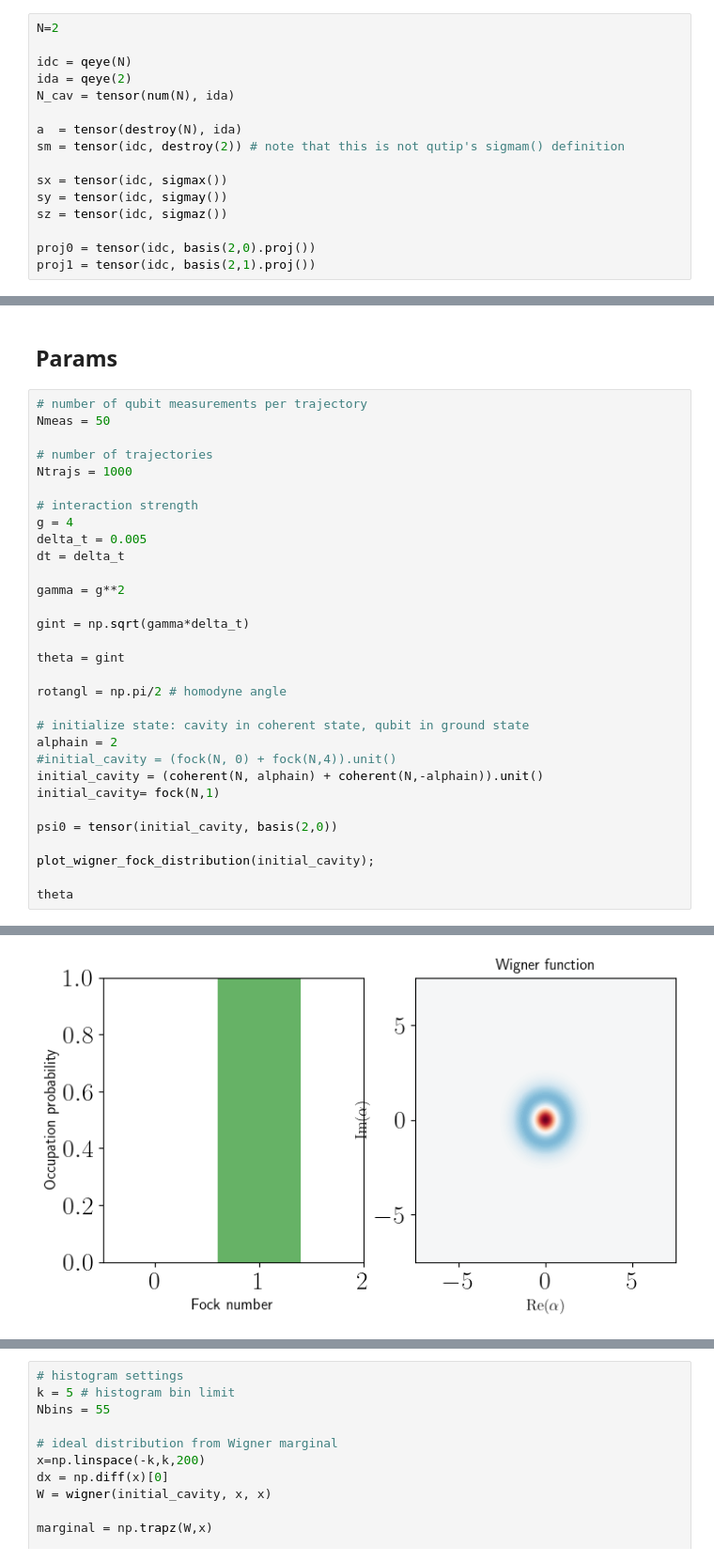
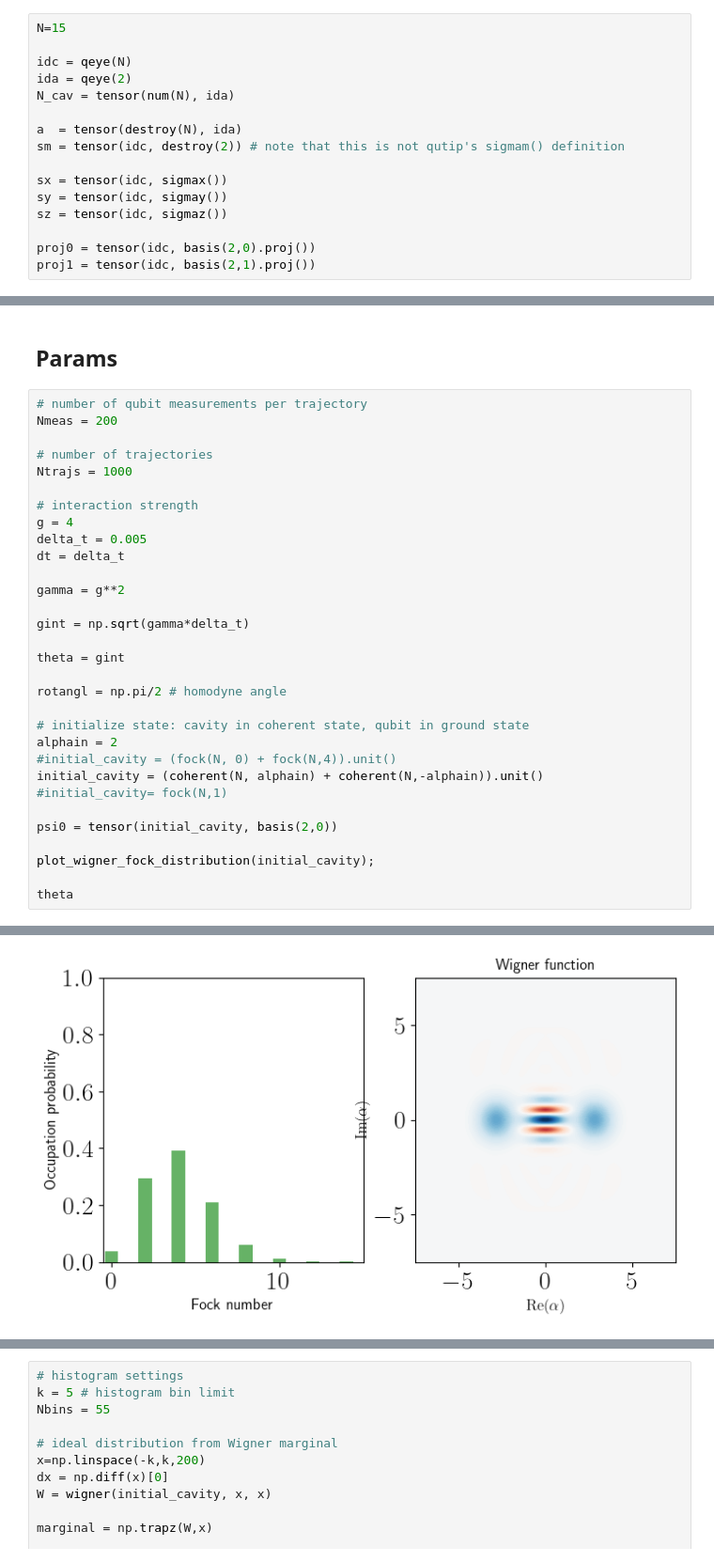
Before and after one commit to ingstra/qubitdyne, a Jupyter notebook: test_qubit_error_prob.ipynb, the cells around one changed output, grey strips where cells are left out. Shown at 94% size. Cells and saved outputs as stored; diff of their text form.

```diff
--- a/test_qubit_error_prob.ipynb
+++ b/test_qubit_error_prob.ipynb
@@ -18,7 +18,7 @@ from qutip import *
 # %% [markdown]
 ## Define operators
 # %%
-N=2
+N=15
 
 idc = qeye(N)
 ida = qeye(2)
@@ -66,38 +53,38 @@ def U_swap(theta):
 ## Params
 # %%
 # number of qubit measurements per trajectory
-Nmeas = 50
+Nmeas = 200
 
 # number of trajectories
 Ntrajs = 1000
 
 # interaction strength
 g = 4
 delta_t = 0.005
 dt = delta_t
 
 gamma = g**2
 
 gint = np.sqrt(gamma*delta_t)
 
 theta = gint
 
 rotangl = np.pi/2 # homodyne angle
 
 # initialize state: cavity in coherent state, qubit in ground state
 alphain = 2
 #initial_cavity = (fock(N, 0) + fock(N,4)).unit()
 initial_cavity = (coherent(N, alphain) + coherent(N,-alphain)).unit()
-initial_cavity= fock(N,1)
+#initial_cavity= fock(N,1)
 
 psi0 = tensor(initial_cavity, basis(2,0))
 
 plot_wigner_fock_distribution(initial_cavity);
 
 theta
 # %% [output]
 0.282842712474619
-[figure, old version]
+[figure, new version]
 # %%
 ### Plot
 
```
Also changed, not shown: parts of 5 cells of this notebook.
